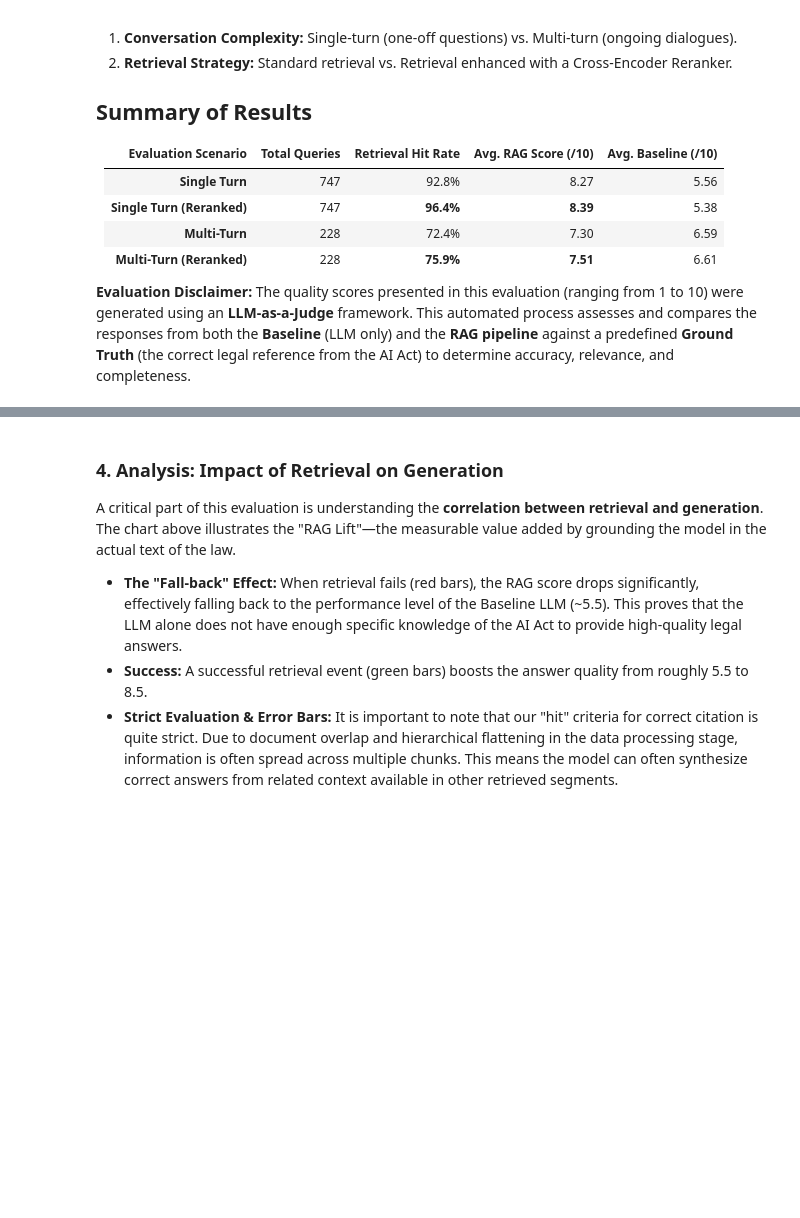
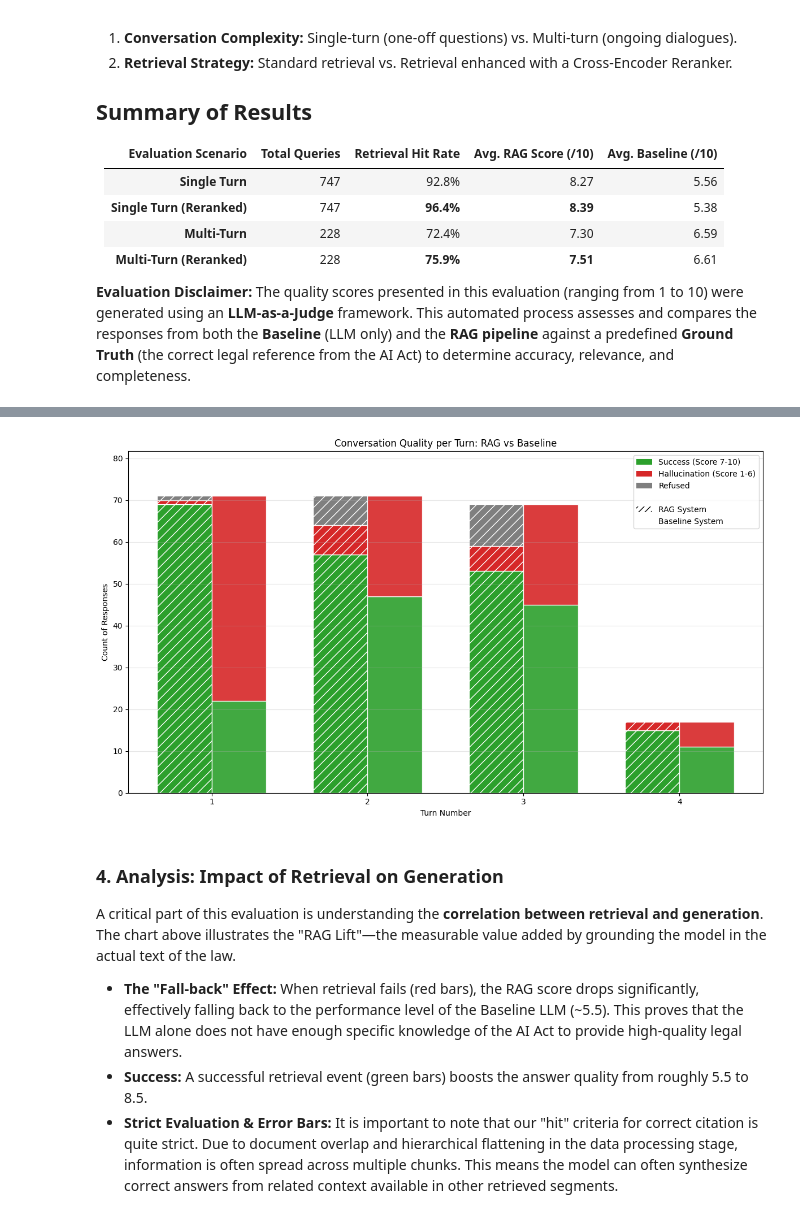
Before and after one commit to Arthurreuss/RAG_AI_Act, a Jupyter notebook: noteboooks/evaluation.ipynb, the cells around one changed output, grey strips where cells are left out. Saved outputs shown, nothing was run; the diff lists cells and outputs as text; code cells hidden in the pictures; blank space fills up the shorter version.

```diff
--- a/noteboooks/evaluation.ipynb
+++ b/noteboooks/evaluation.ipynb
@@ -157,3 +228,17 @@ plt.show()
+# %%
+df_multi_reranked['rag_status'] = df_multi_reranked.apply(
+    lambda x: categorize_response(x, 'rag_answer', 'rag_score'), axis=1
+)
+df_multi_reranked['baseline_status'] = df_multi_reranked.apply(
+    lambda x: categorize_response(x, 'baseline_answer', 'baseline_score'), axis=1
+)
+
+rag_counts = get_counts(df_multi_reranked, 'rag_status')
+baseline_counts = get_counts(df_multi_reranked, 'baseline_status')
+
+plot_comparison(rag_counts, baseline_counts)
+# %% [output]
+[figure, added]
 # %% [markdown]
 ### 4. Analysis: Impact of Retrieval on Generation
 
```
Also changed, not shown: parts of 9 cells of this notebook, 4 other files.
